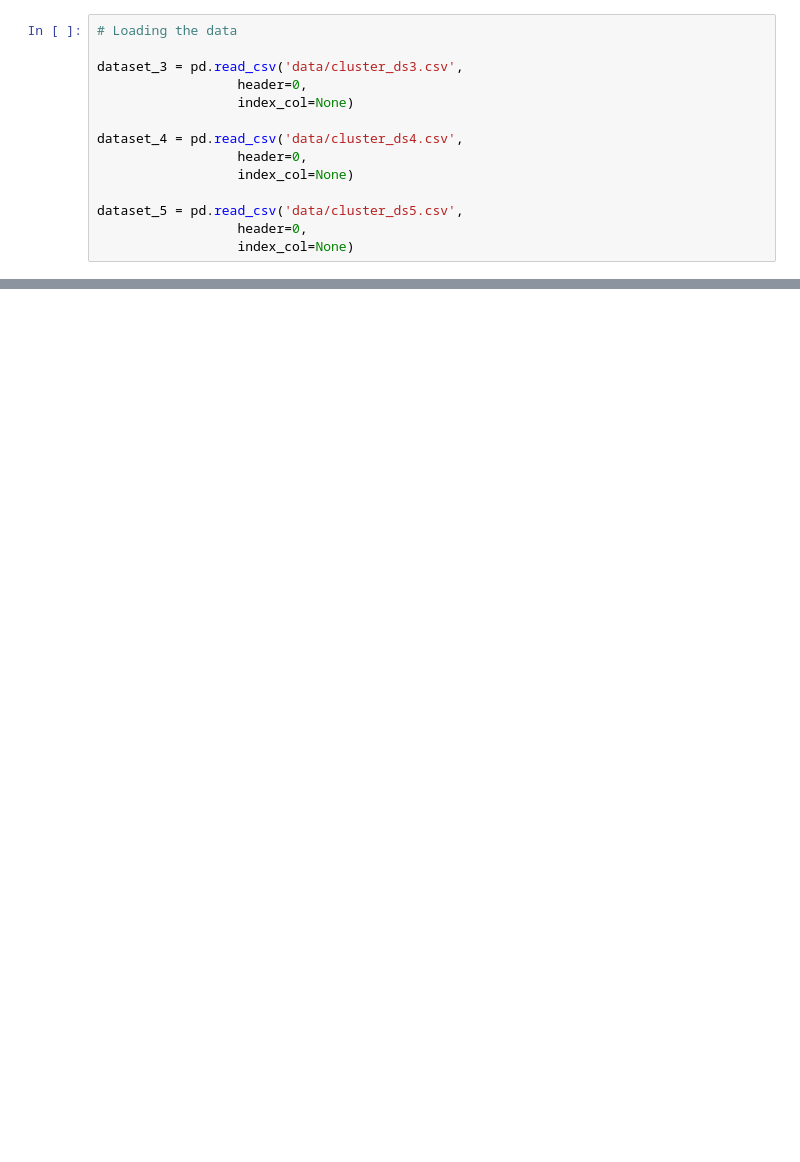
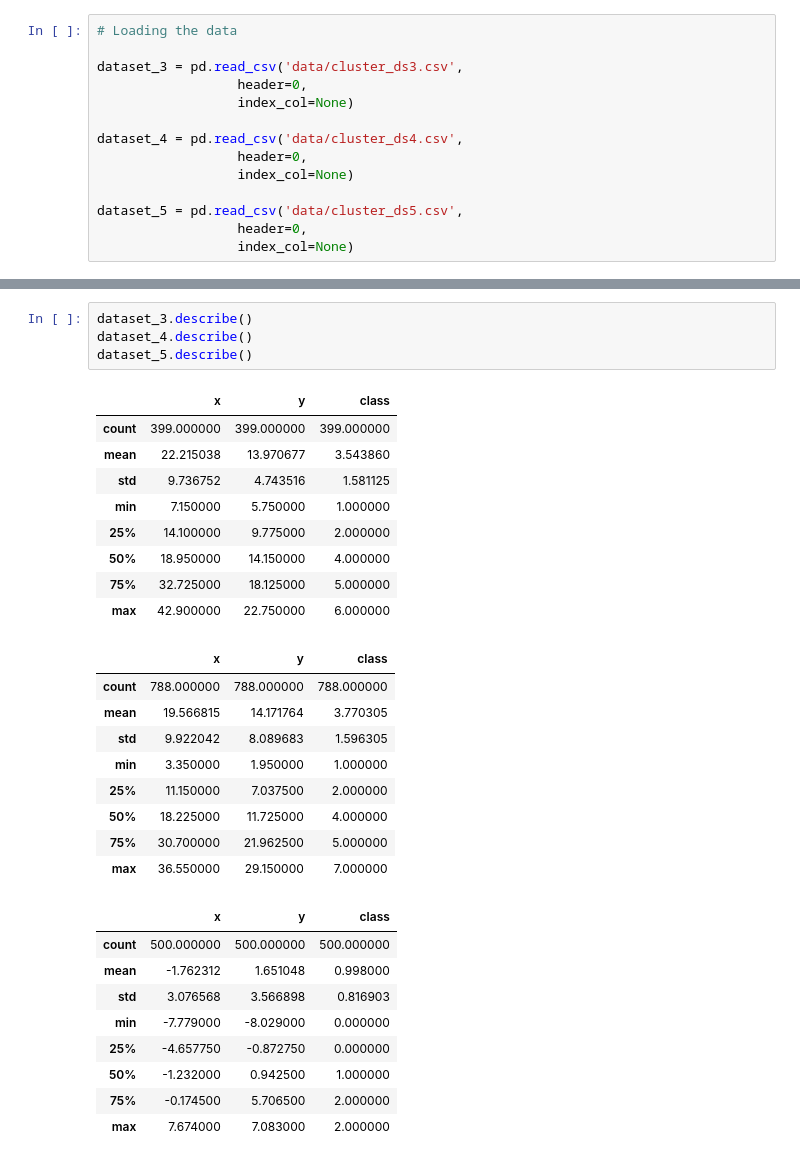
Before and after one commit to bharat-suri/CSE_5243, a Jupyter notebook: Lab-4/lab_4_senthilkumar_16_suri_40.ipynb, the cells around one changed output, grey strips where cells are left out. Drawn from its saved outputs; the diff is of its cells as text; blank space fills up the shorter version.

```diff
--- a/Lab-4/lab_4_senthilkumar_16_suri_40.ipynb
+++ b/Lab-4/lab_4_senthilkumar_16_suri_40.ipynb
@@ -56,0 +82,32 @@ plot_scatter(dataset_5, colors[2])
+# %%
+dataset_3.describe()
+dataset_4.describe()
+dataset_5.describe()
+# %% [output]
+|  | x | y | class |
+| count | 399.000000 | 399.000000 | 399.000000 |
+| mean | 22.215038 | 13.970677 | 3.543860 |
+| std | 9.736752 | 4.743516 | 1.581125 |
+| min | 7.150000 | 5.750000 | 1.000000 |
+| 25% | 14.100000 | 9.775000 | 2.000000 |
+| 50% | 18.950000 | 14.150000 | 4.000000 |
+| 75% | 32.725000 | 18.125000 | 5.000000 |
+| max | 42.900000 | 22.750000 | 6.000000 |
+|  | x | y | class |
+| count | 788.000000 | 788.000000 | 788.000000 |
+| mean | 19.566815 | 14.171764 | 3.770305 |
+| std | 9.922042 | 8.089683 | 1.596305 |
+| min | 3.350000 | 1.950000 | 1.000000 |
+| 25% | 11.150000 | 7.037500 | 2.000000 |
+| 50% | 18.225000 | 11.725000 | 4.000000 |
+| 75% | 30.700000 | 21.962500 | 5.000000 |
+| max | 36.550000 | 29.150000 | 7.000000 |
+|  | x | y | class |
+| count | 500.000000 | 500.000000 | 500.000000 |
+| mean | -1.762312 | 1.651048 | 0.998000 |
+| std | 3.076568 | 3.566898 | 0.816903 |
+| min | -7.779000 | -8.029000 | 0.000000 |
+| 25% | -4.657750 | -0.872750 | 0.000000 |
+| 50% | -1.232000 | 0.942500 | 1.000000 |
+| 75% | -0.174500 | 5.706500 | 2.000000 |
+| max | 7.674000 | 7.083000 | 2.000000 |
```
Also changed, not shown: parts of 7 cells of this notebook.
